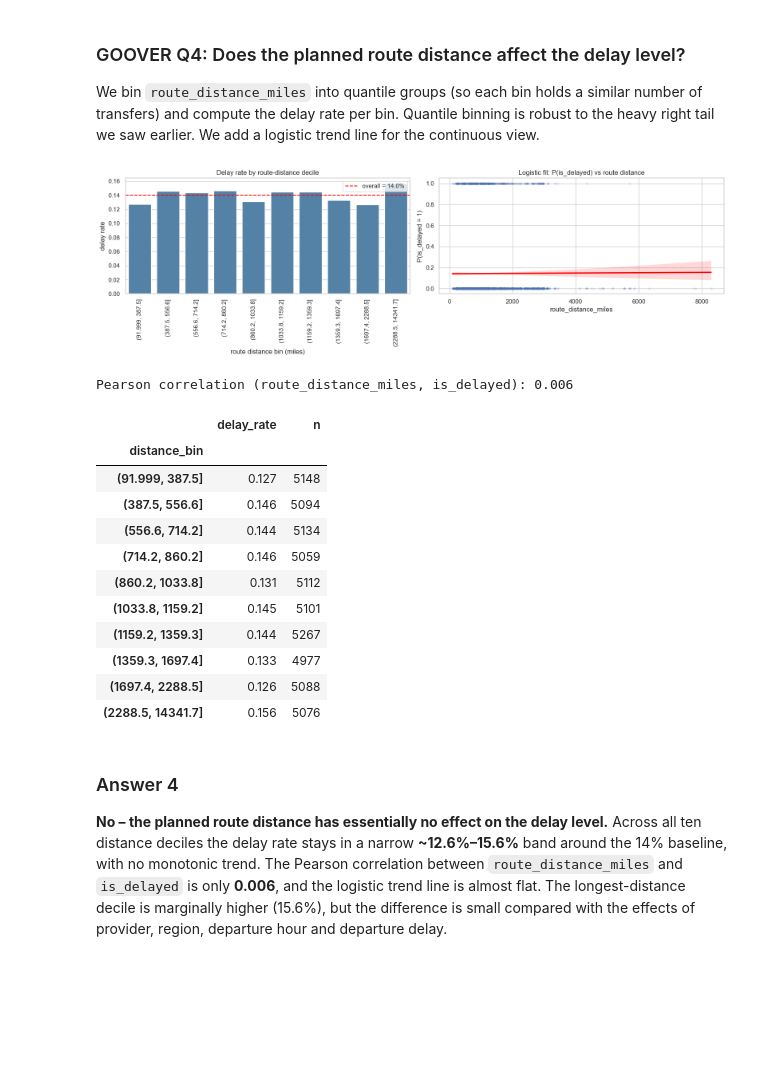
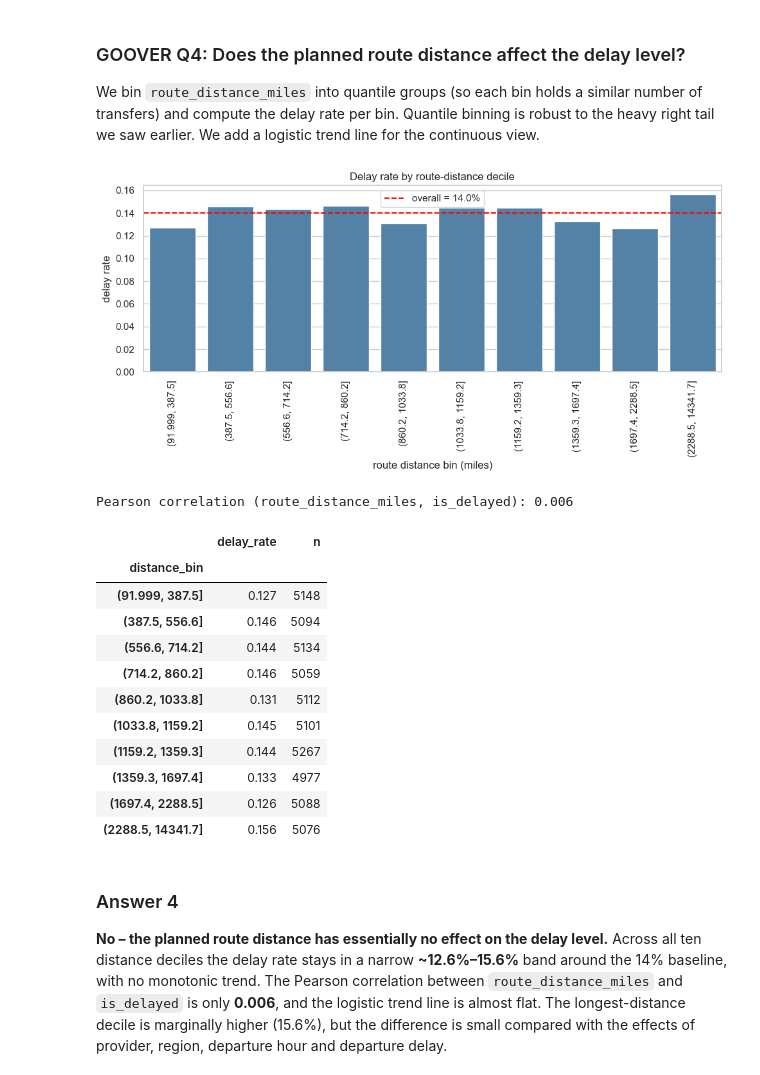
Before and after one commit to tomerbd007/LogisticsTransferPrediction, a Jupyter notebook: main.ipynb, the cells around one changed output. Drawn from its saved outputs; the diff is of its cells as text; code cells hidden in the pictures; blank space fills up the shorter version.

```diff
--- a/main.ipynb
+++ b/main.ipynb
@@ -479,35 +504,28 @@ We bin `route_distance_miles` into quantile groups (so each bin holds a similar
 # %%
 # Quantile bins of route distance -> delay rate per bin
 df["distance_bin"] = pd.qcut(df["route_distance_miles"], q=10)
 dist_rate = df.groupby("distance_bin", observed=True)[TARGET].agg(delay_rate="mean", n="count")
 
-fig, axes = plt.subplots(1, 2, figsize=(16, 5))
+fig, ax = plt.subplots(figsize=(10, 5))
 
 sns.barplot(data=dist_rate.reset_index(), x="distance_bin", y="delay_rate",
-            color="steelblue", ax=axes[0])
-axes[0].axhline(overall_rate, color="red", linestyle="--", label=f"overall = {overall_rate:.1%}")
-axes[0].set_title("Delay rate by route-distance decile")
-axes[0].set_xlabel("route distance bin (miles)")
-axes[0].set_ylabel("delay rate")
-axes[0].tick_params(axis="x", rotation=90)
-axes[0].legend()
-
-# Logistic trend of delay probability vs distance (sample for speed/clarity)
-sample = df.sample(min(5000, len(df)), random_state=RANDOM_STATE)
-sns.regplot(data=sample, x="route_distance_miles", y=TARGET, logistic=True,
-            scatter_kws={"alpha": 0.1, "s": 10}, line_kws={"color": "red"}, ax=axes[1])
-axes[1].set_title("Logistic fit: P(is_delayed) vs route distance")
-axes[1].set_ylabel("P(is_delayed = 1)")
+            color="steelblue", ax=ax)
+ax.axhline(overall_rate, color="red", linestyle="--", label=f"overall = {overall_rate:.1%}")
+ax.set_title("Delay rate by route-distance decile")
+ax.set_xlabel("route distance bin (miles)")
+ax.set_ylabel("delay rate")
+ax.tick_params(axis="x", rotation=90)
+ax.legend()
 
 fig.tight_layout()
 plt.show()
 
 # Correlation between raw distance and the target
 corr_dist = df["route_distance_miles"].corr(df[TARGET])
 print(f"Pearson correlation (route_distance_miles, is_delayed): {corr_dist:.3f}")
 dist_rate.round(3)
 # %% [output]
-[figure, old version]
+[figure, new version]
 Pearson correlation (route_distance_miles, is_delayed): 0.006
 |  | delay_rate | n |
 | distance_bin |  |  |
```
Also changed, not shown: parts of 36 cells of this notebook.
